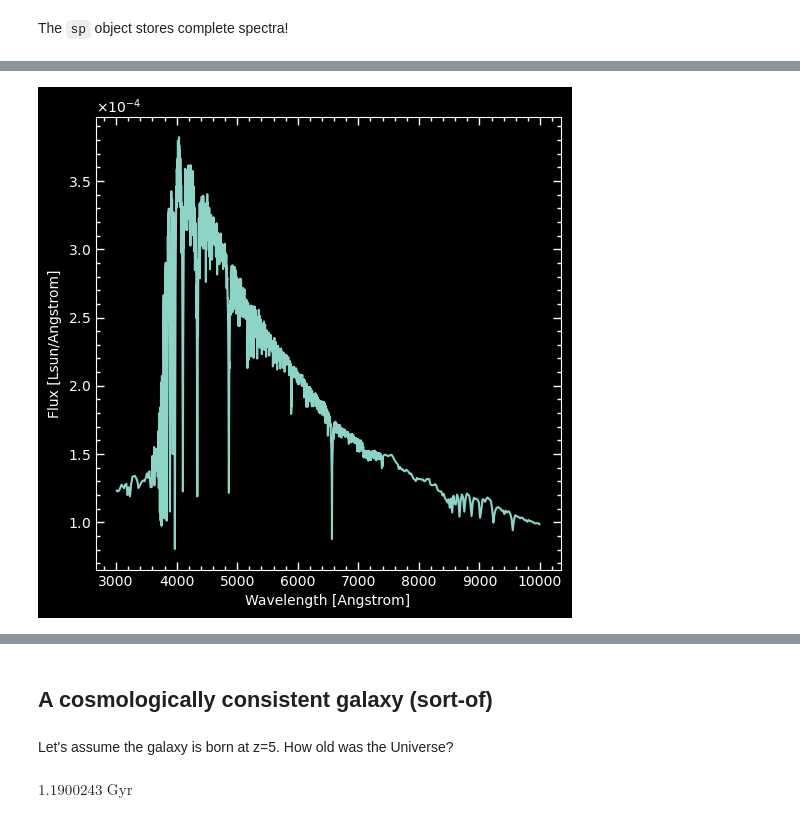
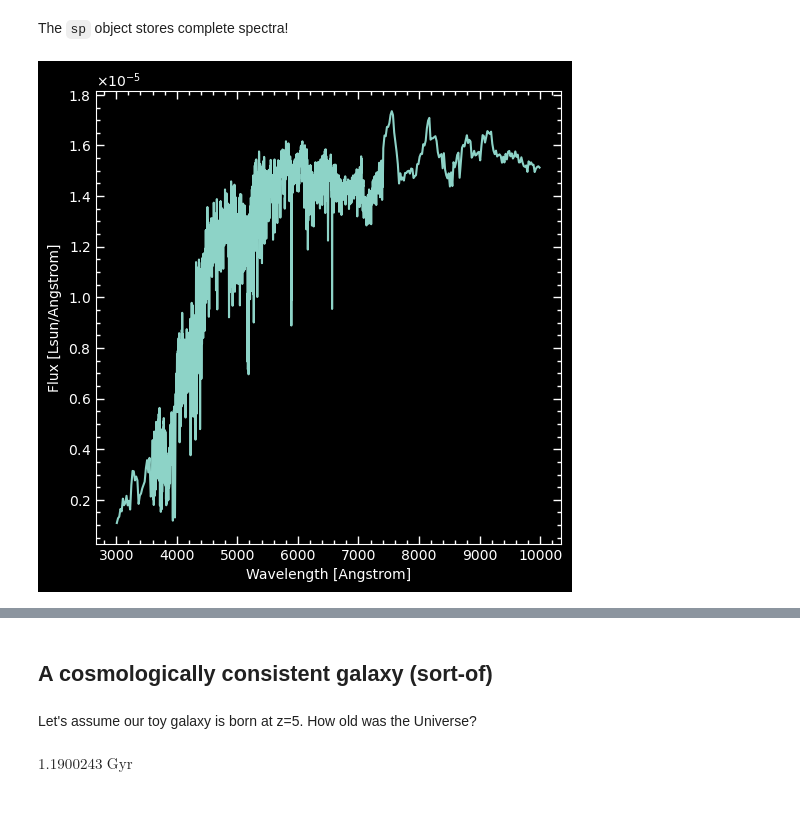
Before and after one commit to robertoabraham/AST2040, a Jupyter notebook: FSPS.ipynb, the cells around one changed output, grey strips where cells are left out. Cells and saved outputs as stored; diff of their text form; code cells hidden in the pictures.

```diff
--- a/FSPS.ipynb
+++ b/FSPS.ipynb
@@ -27,5 +28,9 @@ plt.style.use('dark_background')
 # %%
 %%time
-sp = fsps.StellarPopulation(compute_vega_mags=False, zcontinuous=1,
-                                sfh=0, logzsol=0.0, dust_type=2, dust2=0.2)
+sp = fsps.StellarPopulation(compute_vega_mags=False,
+                            zcontinuous=1,
+                            sfh=0,
+                            logzsol=0.0,
+                            dust_type=2,
+                            dust2=0.2)
 # %% [output]
@@ -70,19 +79,20 @@ The `sp` object stores complete spectra!
 # %%
 %%time
 
-wave, spec = sp.get_spectrum(tage=0.5, peraa=True);
+wave, spec = sp.get_spectrum(tage=13.5, peraa=True);
 
 # Plot the spectrum in the range 3000A to 10,000A
 idx_low = np.searchsorted(wave, 3000, side="left");
 idx_high = np.searchsorted(wave, 10000, side="left");
 xdata = wave[idx_low:idx_high]
 ydata = spec[idx_low:idx_high]
 
 plt.plot(xdata,ydata);
 plt.xlabel("Wavelength [Angstrom]")
 plt.ylabel("Flux [Lsun/Angstrom]")
 ax = plt.gca()
 ax.ticklabel_format(axis='y',style='sci',scilimits=(0,0))
 ax.yaxis.major.formatter._useMathText = True
 plt.show()
 # %% [output]
+[figure, new version]
@@ -90 +100,0 @@ findfont: Font family ['cursive'] not found. Falling back to DejaVu Sans.
-[figure, old version]
@@ -93,7 +101,7 @@ Wall time: 794 ms
 # %% [markdown]
 ## A cosmologically consistent galaxy (sort-of)
 # %% [markdown]
-Let's assume the galaxy is born at z=5. How old was the Universe?
+Let's assume our toy galaxy is born at z=5. How old was the Universe?
 # %%
 from astropy.cosmology import WMAP9 as cosmo
 
```
Also changed, not shown: parts of 11 cells of this notebook.
